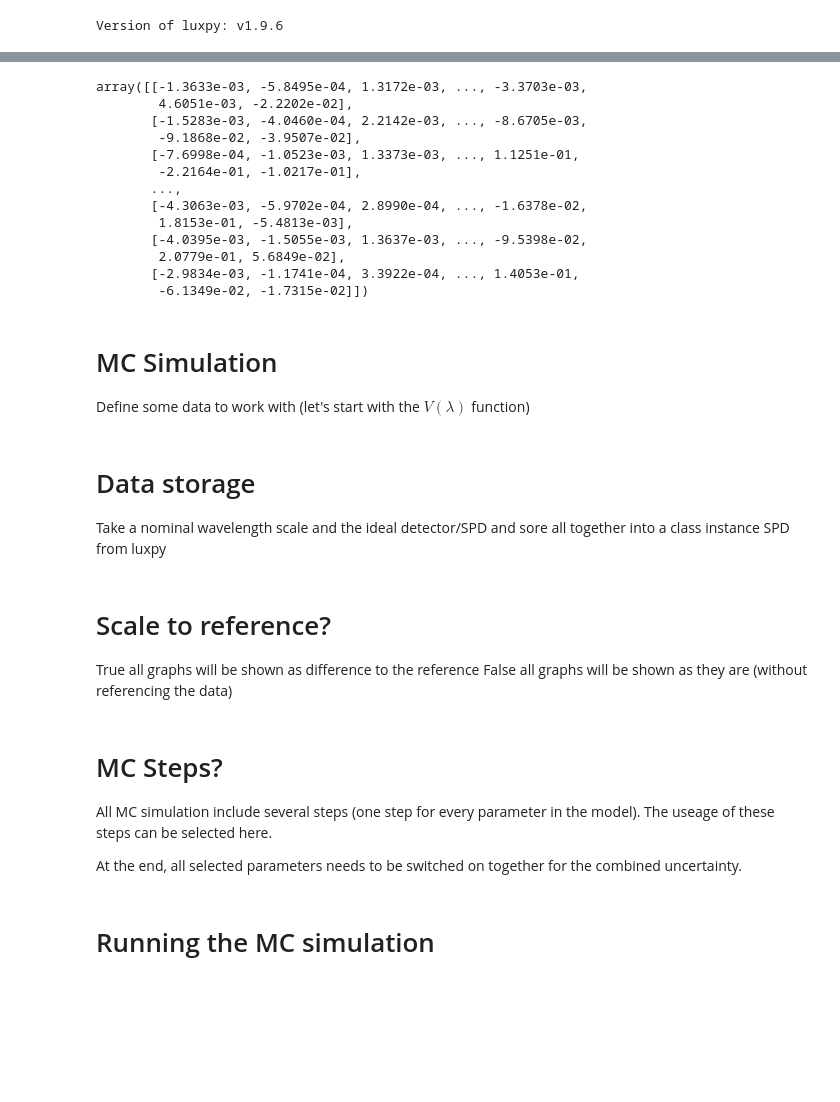
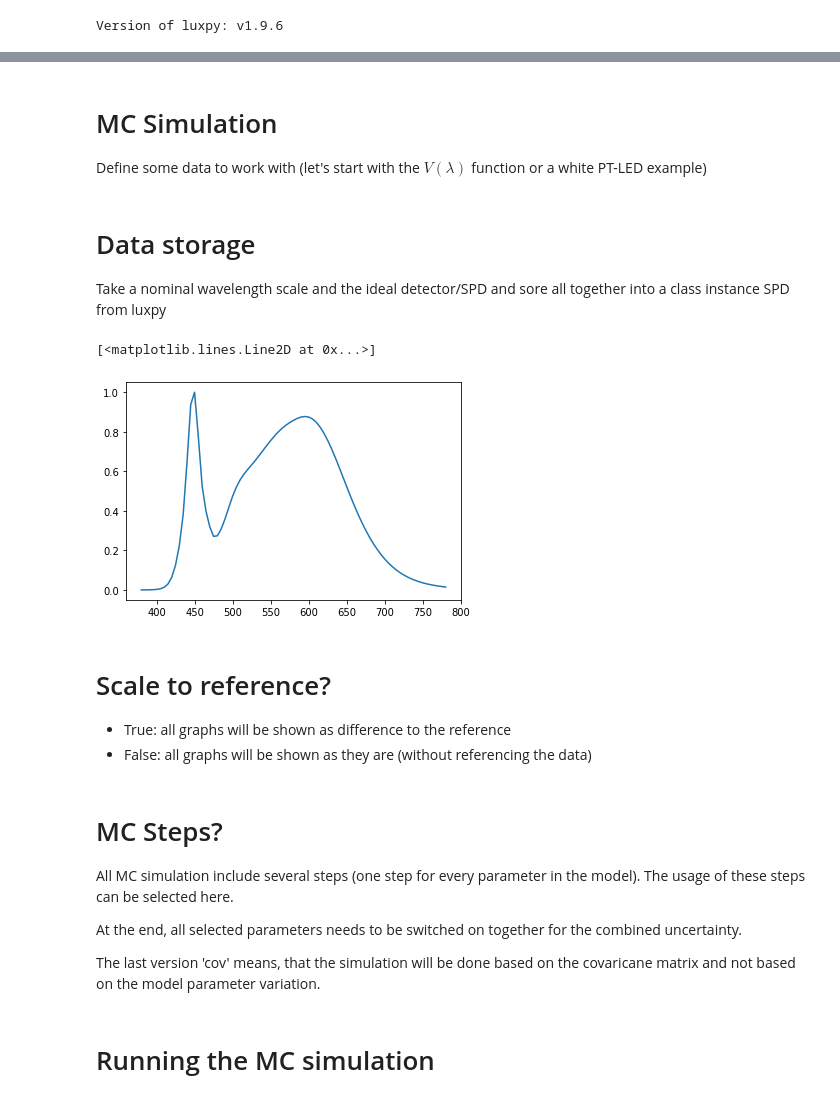
Before and after one commit to empir19nrm02/empir19nrm02, a Jupyter notebook: empir19nrm02/Jupyter/MCTest.ipynb, the cells around one changed output, grey strips where cells are left out. Drawn from its saved outputs; the diff is of its cells as text; code cells hidden in the pictures; blank space fills up the shorter version.

Commit message:
Temp. Version: MCSpectral erste Version

```diff
--- a/empir19nrm02/Jupyter/MCTest.ipynb
+++ b/empir19nrm02/Jupyter/MCTest.ipynb
@@ -79,77 +49,74 @@ plotCorrelation( cov_image_load-cov_data, wl_scale, 'Covariance Diff')
-# %%
-w,v=np.linalg.eig(cov_image_load)
-w;v
-# %% [output]
-array([[-1.3633e-03, -5.8495e-04, 1.3172e-03, ..., -3.3703e-03,
-        4.6051e-03, -2.2202e-02],
-       [-1.5283e-03, -4.0460e-04, 2.2142e-03, ..., -8.6705e-03,
-        -9.1868e-02, -3.9507e-02],
-       [-7.6998e-04, -1.0523e-03, 1.3373e-03, ..., 1.1251e-01,
-        -2.2164e-01, -1.0217e-01],
-       ...,
-       [-4.3063e-03, -5.9702e-04, 2.8990e-04, ..., -1.6378e-02,
-        1.8153e-01, -5.4813e-03],
-       [-4.0395e-03, -1.5055e-03, 1.3637e-03, ..., -9.5398e-02,
-        2.0779e-01, 5.6849e-02],
-       [-2.9834e-03, -1.1741e-04, 3.3922e-04, ..., 1.4053e-01,
-        -6.1349e-02, -1.7315e-02]])
 # %% [markdown]
 # MC Simulation
-Define some data to work with (let's start with the $V(\lambda)$ function)
+Define some data to work with (let's start with the $V(\lambda)$ function or a white PT-LED example)
 # %%
 lxCmf = lx._CMF['1931_2']
-lxCmfInterpolate = lx.cie_interp(lxCmf['bar'], \
-    wl_new = np.arange(wlStart,wlStop+1,wlResolution),\
-    kind = 'S')
+lxCmfInterpolate = lx.cie_interp(lxCmf['bar'], wl_new = np.arange(wlStart,wlStop+1,wlResolution), kind = 'S')
 res = len(lxCmfInterpolate[0])
 # %% [markdown]
 # Data storage
 Take a nominal wavelength scale and the ideal detector/SPD and sore all together into a class instance SPD from luxpy
 # %%
+# Using a detector responsivity for the simulation
 if bSimDetector:
     if bIdeal:
+        # using an ideal detector
         wl=lxCmfInterpolate[0].reshape(1,res)
         value=lxCmfInterpolate[2].reshape(1,res)
         spd_init = np.r_[wl, value]
     else:
+        # using an detector from the data base
         from empir19nrm02 import _RES
         wl= _RES['VLDetectors']['S']['data'][0].copy()
         value= _RES['VLDetectors']['S']['data'][selected_detector].copy()
         res_tmp = wl.shape[0]
         wl=wl.reshape(1,res_tmp)
         value=value.reshape(1,res_tmp)
         spd_org = np.r_[wl, value]
         spd_init = lx.cie_interp(spd_org, \
             wl_new = np.arange(wlStart,wlStop+1,wlResolution),\
-            kind = 'S')
+            kind = 'S',negative_values_allowed=True)
+# Using a SD for the simulation
 else:
     if bIdeal:
+        # using an ideal SD (e.g. illumiant L)
         lxSpdInterpolate = lx.cie_interp(lx._CIE_ILLUMINANTS['LED_L41'], \
             wl_new = np.arange(wlStart,wlStop+1,wlResolution),\
             kind = 'S')
         wl=lxSpdInterpolate[0].reshape(1,res)
         value=lxSpdInterpolate[1].reshape(1,res)
         spd_init = np.r_[wl, value]
     else:
+        # using a ideal SD from the PhotoLED project
         from empir19nrm02 import _SPD
         wl= _SPD['PHOTOLED']['S']['data'][0].copy()
         value= _SPD['PHOTOLED']['S']['data'][selected_SPD].copy()
         res_tmp = wl.shape[0]
         wl=wl.reshape(1,res_tmp)
         value=value.reshape(1,res_tmp)
         spd_org = np.r_[wl, value]
         spd_init = lx.cie_interp(spd_org, \
             wl_new = np.arange(wlStart,wlStop+1,wlResolution),\
-            kind = 'S')
+            kind = 'S',negative_values_allowed=True)
+
+spd_init[1,:]=spd_init[1,:]/np.max(spd_init[1,:])
+
+pyplot.plot( spd_init[0],spd_init[1])
+# %% [output]
+[<matplotlib.lines.Line2D at 0x...>]
+[figure, added]
 # %% [markdown]
 # Scale to reference?
-True    all graphs will be shown as difference to the reference
-False   all graphs will be shown as they are (without referencing the data)
+* True:    all graphs will be shown as difference to the reference
+* False:   all graphs will be shown as they are (without referencing the data)
 # %%
 scale_to_reference = True
 # %% [markdown]
 # MC Steps?
-All MC simulation include several steps (one step for every parameter in the model). The useage of these steps can be
+All MC simulation include several steps (one step for every parameter in the model). The usage of these steps can be
 selected here.
 
 At the end, all selected parameters needs to be switched on together for the combined uncertainty.
+
+The last version 'cov' means, that the simulation will be done based on the covaricane matrix and not based on the model
+parameter variation.
```
Also changed, not shown: parts of 43 cells of this notebook, 9 other files.
